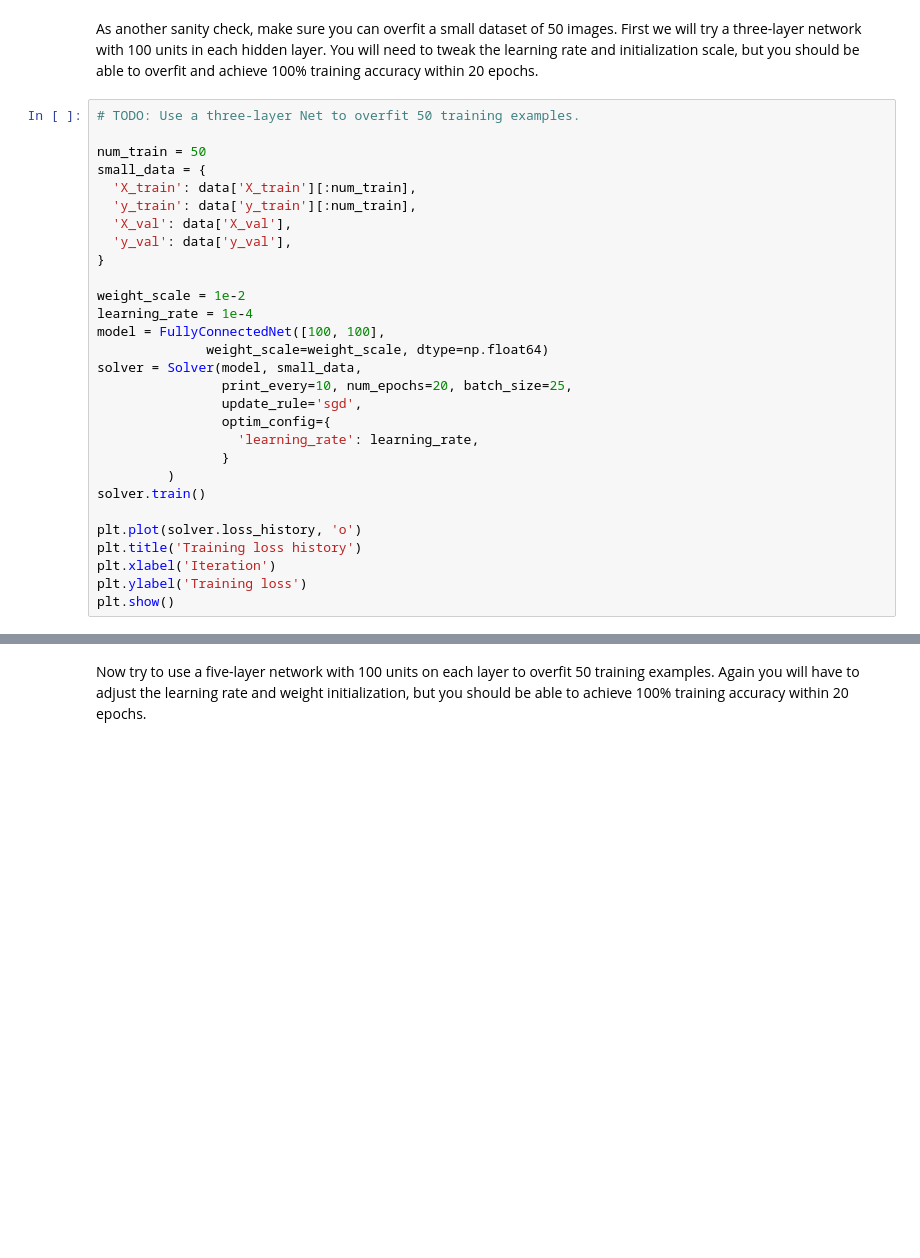
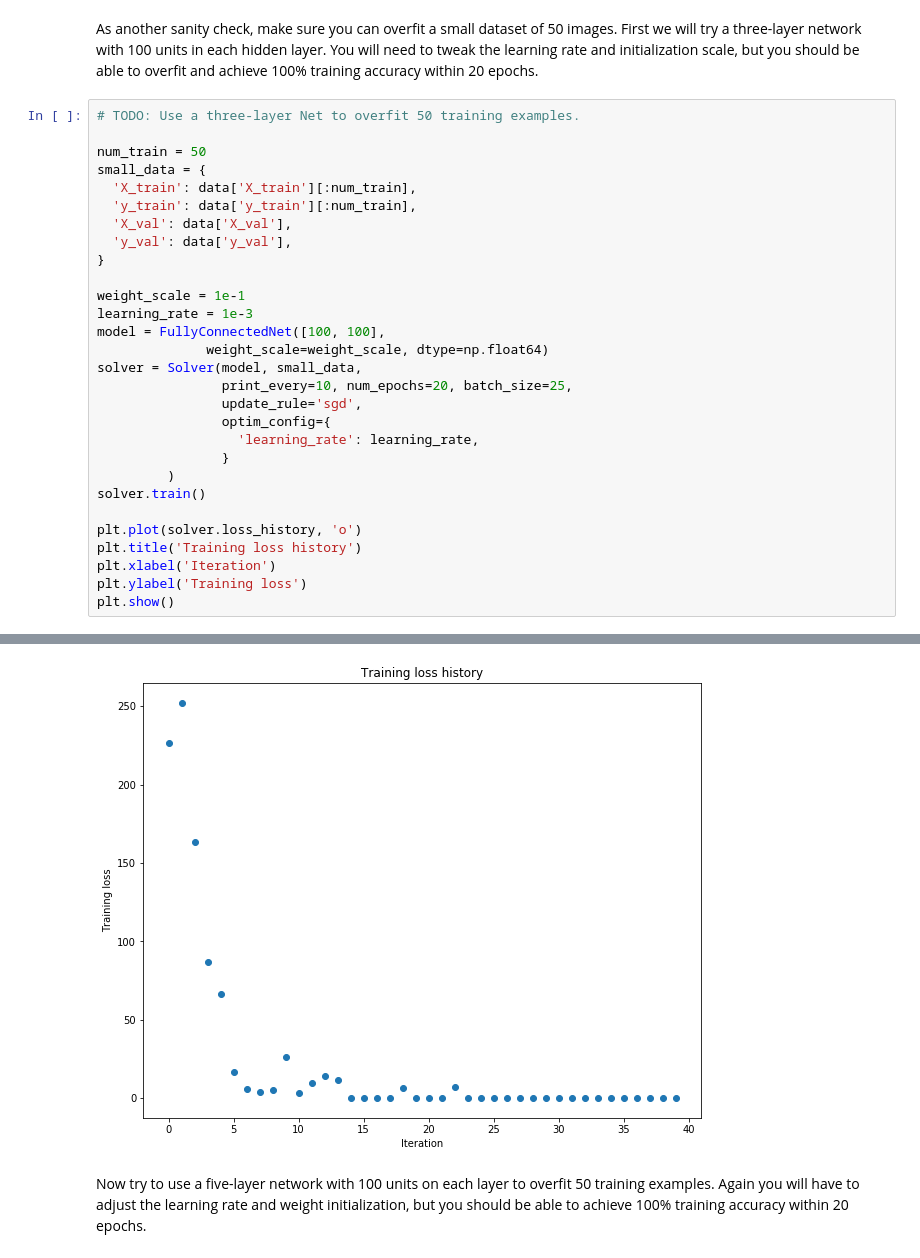
Before and after one commit to AhmadOsama4/CS231n-Convolutional-Neural-Networks, a Jupyter notebook: assignment2/FullyConnectedNets.ipynb, the cells around one changed output, grey strips where cells are left out. Saved outputs shown, nothing was run; the diff lists cells and outputs as text; blank space fills up the shorter version.

```diff
--- a/assignment2/FullyConnectedNets.ipynb
+++ b/assignment2/FullyConnectedNets.ipynb
@@ -390,8 +407,8 @@ small_data = {
   'y_val': data['y_val'],
 }
 
-weight_scale = 1e-2
-learning_rate = 1e-4
+weight_scale = 1e-1
+learning_rate = 1e-3
 model = FullyConnectedNet([100, 100],
               weight_scale=weight_scale, dtype=np.float64)
 solver = Solver(model, small_data,
@@ -408,3 +425,4 @@ plt.title('Training loss history')
 plt.xlabel('Iteration')
 plt.ylabel('Training loss')
 plt.show()
+# %% [output]
@@ -411,3 +446,4 @@ plt.show()
+[figure, added]
 # %% [markdown]
 Now try to use a five-layer network with 100 units on each layer to overfit 50 training examples. Again you will have to adjust the learning rate and weight initialization, but you should be able to achieve 100% training accuracy within 20 epochs.
 # %%
```
Also changed, not shown: parts of 8 cells of this notebook, 2 other files.
